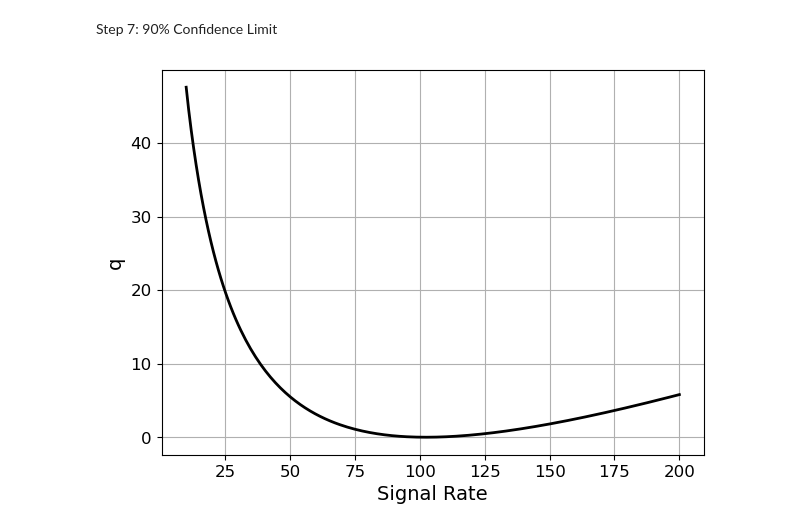
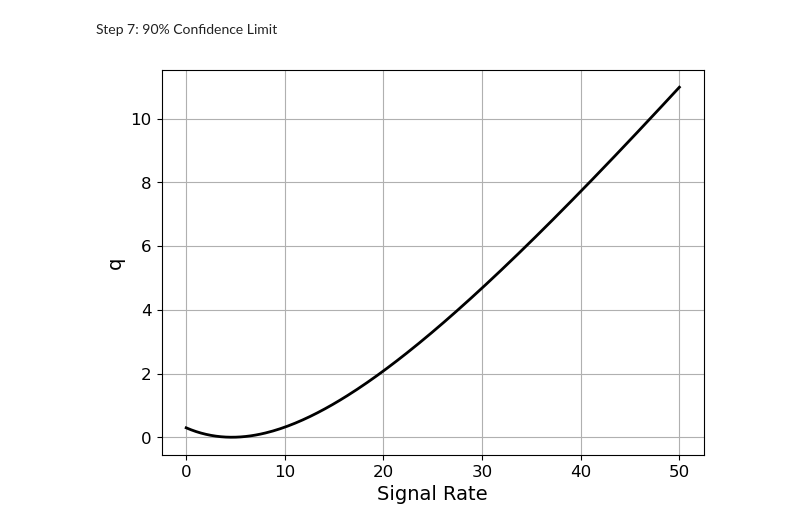
Before and after one commit to Brainz22/DSC291, a Jupyter notebook: finalProject_nb.ipynb, the cells around one changed output. Saved outputs shown, nothing was run; the diff lists cells and outputs as text; code cells hidden in the pictures.

```diff
--- a/finalProject_nb.ipynb
+++ b/finalProject_nb.ipynb
@@ -489,36 +501,36 @@ print(m)
 # %% [markdown]
 Step 7: 90% Confidence Limit
 # %%
-thetaNLDBD_scan = np.linspace(10, 200, 200)  # Test range of signal strengths
+thetaNLDBD_scan = np.linspace(0, 50, 200)  # Test range of signal strengths
 q_values = []
 
 for theta in thetaNLDBD_scan:
     m_fixed = Minuit(lambda thetaA, thetaB, thetaC : chi2(thetaA, thetaB, thetaC, theta),thetaA=1350, thetaB=770, thetaC=1000)
     m_fixed.limits = [(0, None)] * 3
     m_fixed.errordef = Minuit.LEAST_SQUARES
     m_fixed.migrad()
     # m_fixed.simplex()
     if not m_fixed.valid:
         print(f"Warning: Fit failed for theta = {theta}")
     chi2_fixed = m_fixed.fval
     # print(chi2_fixed)
 
     # Calculate q for this signal rate
     q = chi2_fixed-chi2_min
     # print(chi2_fixed, chi2_min, theta)
     q_values.append(q)
 
 # Plot q vs. signal rate
 plt.figure(figsize=(7, 5))
 plt.plot(thetaNLDBD_scan, q_values, color='black', linewidth=2)
 plt.xticks(fontsize=12)
 plt.yticks(fontsize=12)
 plt.xlabel("Signal Rate", fontsize=14)
 plt.ylabel("q", fontsize=14)
 plt.grid()
 plt.show()
 # %% [output]
-[figure, old version]
+[figure, new version]
 # %%
 closest_diff = float('inf')
 closest_rate = float('inf')
```
Also changed, not shown: parts of 11 cells of this notebook.
